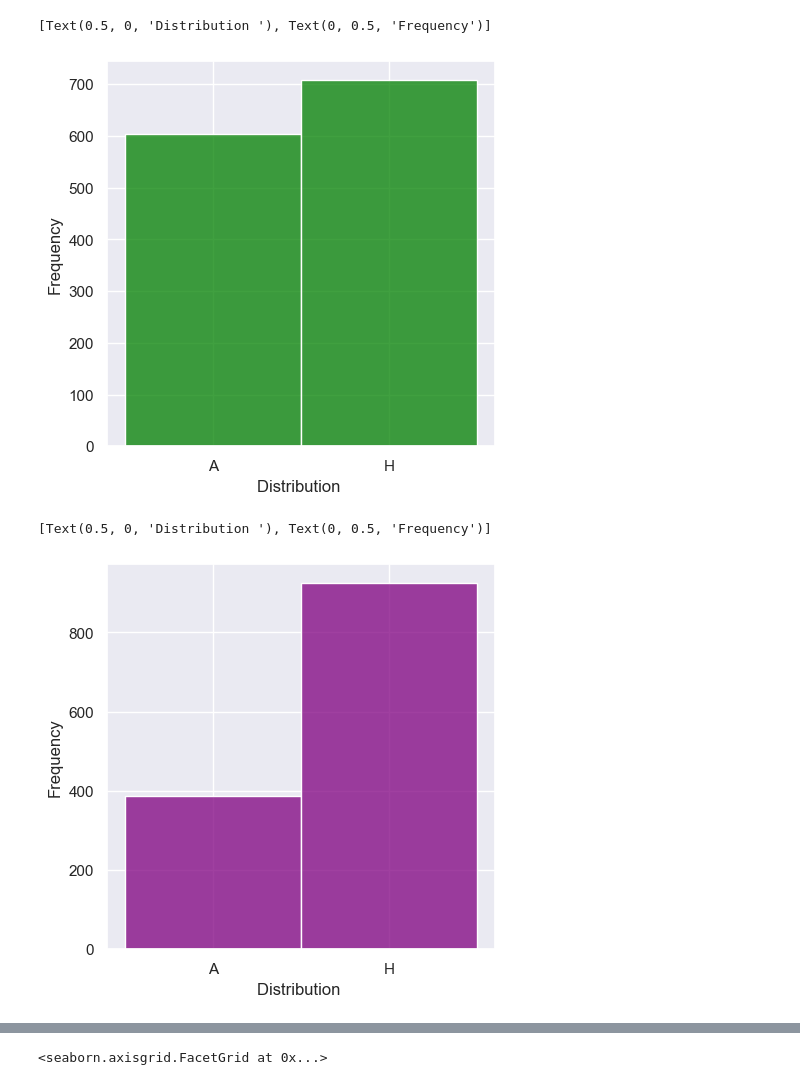
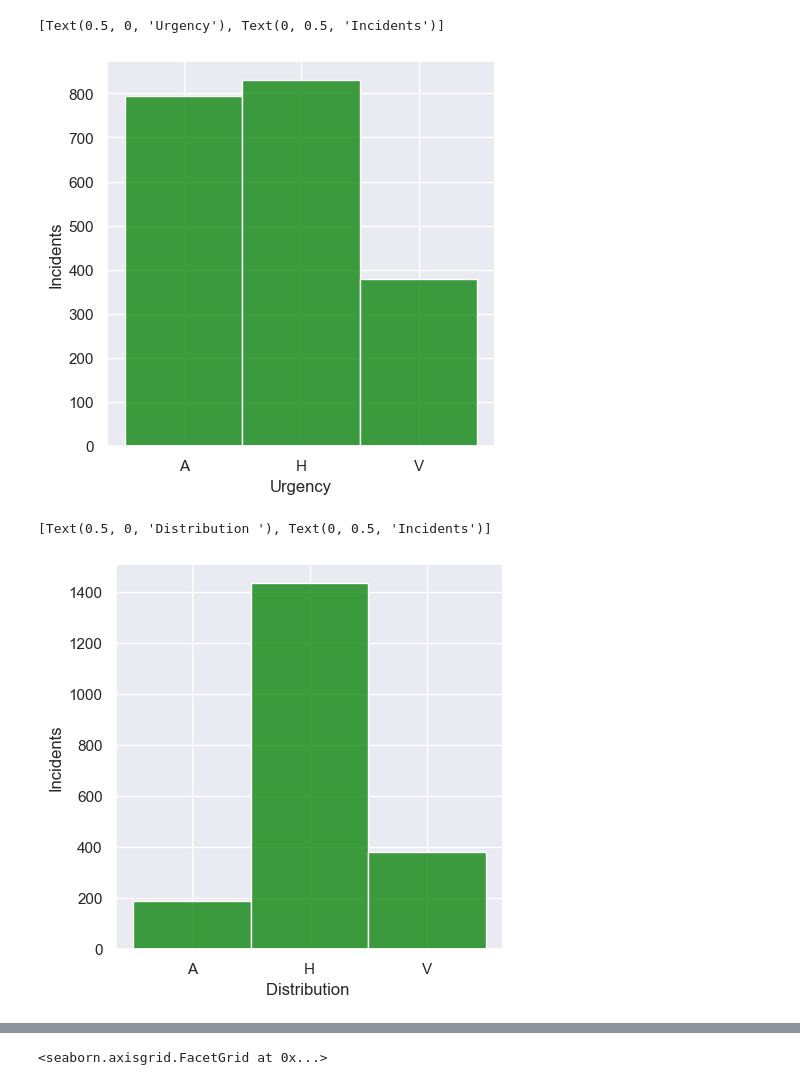
Before and after one commit to erikmoh/ambulance-optimization, a Jupyter notebook: scripts/prob_dist.ipynb, the cells around one changed output, grey strips where cells are left out. Drawn from its saved outputs; the diff is of its cells as text; code cells hidden in the pictures.

Commit message:
datapath, plots, median scripts

```diff
--- a/scripts/prob_dist.ipynb
+++ b/scripts/prob_dist.ipynb
@@ -51,5 +163,5 @@ ax.set(xlabel='Response time ', ylabel='Frequency')
 # %%
-df = pd.read_csv("proprietary_data/cleaned_data.csv", encoding='utf-8', escapechar='\\')
+df = pd.read_csv("proprietary_data/incidents_processed_2.csv", encoding='utf-8', escapechar='\\')
 
 df[df["hastegrad"] == 'V1'] = 'V'
 df[df["hastegrad"] == 'V2'] = 'V'
@@ -67,12 +179,12 @@ ax.set(xlabel='Distribution ', ylabel='Frequency')
 urgency_preset = []
 for u in urgency:
     if u == 'A':
-        u = np.random.choice(['A', 'H'], p=[2/3, 1/3])
+        u = np.random.choice(['A', 'H'], p=[1/4, 3/4])
     urgency_preset.append(u)
 
 urgency_preset.sort()
 urgency_preset = pd.Series(urgency_preset)
 
-ax = sns.histplot(urgency_preset, kde=False, color='orange')
-ax.set(xlabel='Distribution ', ylabel='Frequency')
+ax = sns.histplot(urgency_preset, kde=False, color='blue')
+ax.set(xlabel='Distribution ', ylabel='Incidents')
 # %% [output]
@@ -81,29 +193,30 @@ ax.set(xlabel='Distribution ', ylabel='Frequency')
 # %%
-df_sim = pd.read_csv("C:/Users/erikm/Documents/Master/ambulance-optimization/output/simulation/urgency_experiment_5_runs/urgency_incidents.csv")
+df_sim = pd.read_csv("C:/Users/erikm/Documents/Studie/Master/ambulance-optimization/output/simulation/simple_response_times_pop_prop.csv")
 
+df_sim[df_sim["urgency"] == 'V1'] = 'V'
+df_sim[df_sim["urgency"] == 'V2'] = 'V'
 urgency_sim = df_sim["urgency"]
-urgency_sim = urgency_sim.sort_values()
 
 ax = sns.histplot(urgency_sim, kde=False, color='green')
-ax.set(xlabel='Distribution ', ylabel='Frequency')
+ax.set(xlabel='Urgency', ylabel='Incidents')
 # %% [output]
-[Text(0.5, 0, 'Distribution '), Text(0, 0.5, 'Frequency')]
+[Text(0.5, 0, 'Urgency'), Text(0, 0.5, 'Incidents')]
-[figure, old version]
+[figure, new version]
 # %%
 urgency_sim_preset = []
 for u in urgency_sim:
     if u == 'A':
-        u = np.random.choice(['A', 'H'], p=[2/3, 1/3])
+        u = np.random.choice(['A', 'H'], p=[1/4, 3/4])
     urgency_sim_preset.append(u)
 
 urgency_sim_preset.sort()
 urgency_sim_preset = pd.Series(urgency_sim_preset)
 
-ax = sns.histplot(urgency_sim_preset, kde=False, color='purple')
-ax.set(xlabel='Distribution ', ylabel='Frequency')
+ax = sns.histplot(urgency_sim_preset, kde=False, color='green')
+ax.set(xlabel='Distribution ', ylabel='Incidents')
 # %% [output]
-[Text(0.5, 0, 'Distribution '), Text(0, 0.5, 'Frequency')]
+[Text(0.5, 0, 'Distribution '), Text(0, 0.5, 'Incidents')]
-[figure, old version]
+[figure, new version]
 # %%
 df_sim_A = df_sim[df_sim["urgency"] == "A"]
 
```
Also changed, not shown: parts of 14 cells of this notebook, 11 other files.
